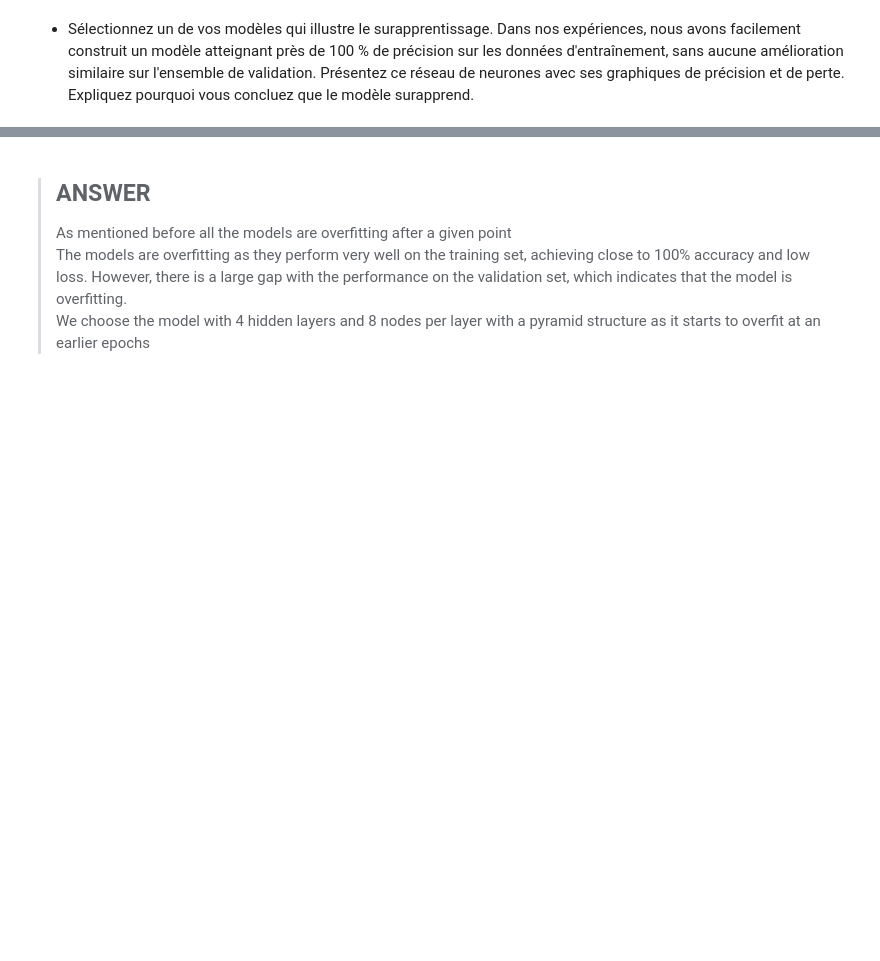
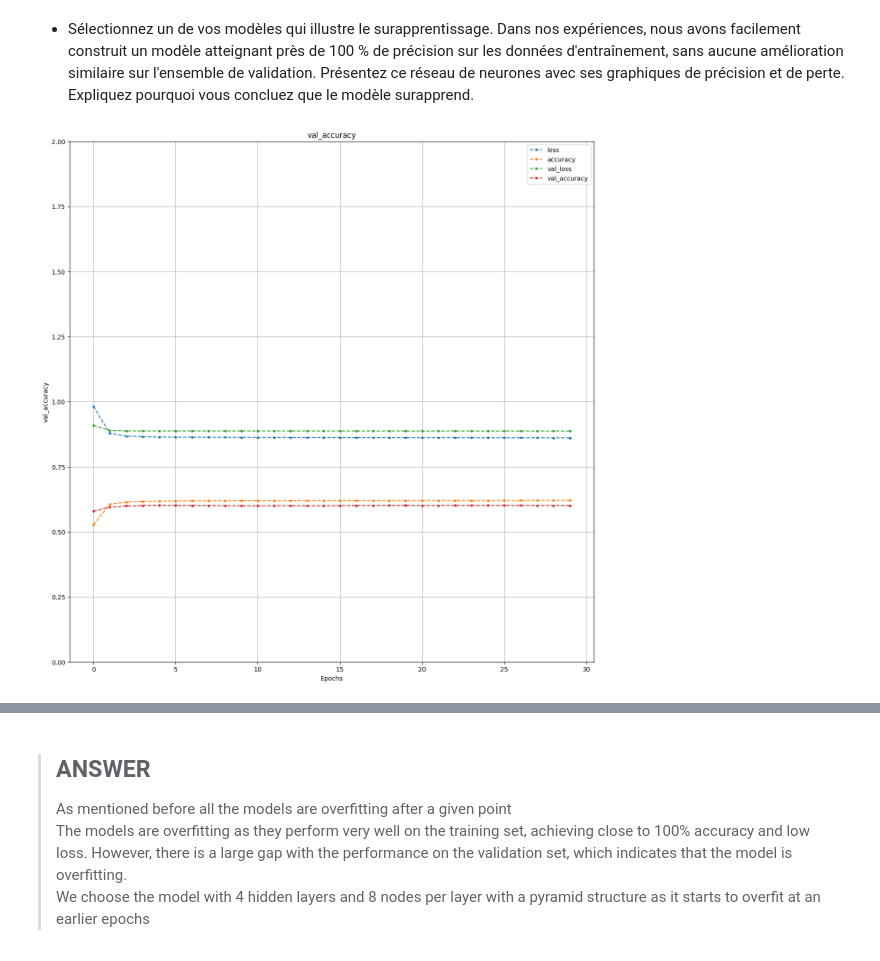
Before and after one commit to K-nCh-n/LearningML, a Jupyter notebook: Devoir3/csi4506-a24-d3-gabarit.ipynb, the cells around one changed output, grey strips where cells are left out. Cells and saved outputs as stored; diff of their text form; code cells hidden in the pictures; blank space fills up the shorter version.

```diff
--- a/Devoir3/csi4506-a24-d3-gabarit.ipynb
+++ b/Devoir3/csi4506-a24-d3-gabarit.ipynb
@@ -309,8 +502,8 @@ lr_grid = grid_search(lr_model, param_grid_lr, X_train_scaled, y_train, X_valid_
 def create_model_with_hidden_layer(num_node, epochs=50):
     print(f"Creating model with {num_node} nodes in hidden layer")
     model = tf.keras.Sequential()
-    keras_model_scaled.add(tf.keras.layers.Input(shape=(462,)))
-    model.add(tf.keras.layers.Dense(num_node))
+    model.add(tf.keras.layers.Input(shape=(462,)))
+    model.add(tf.keras.layers.Dense(num_node, activation='relu'))
     model.add(tf.keras.layers.Dense(3, activation='softmax'))
 
     model.compile(loss="sparse_categorical_crossentropy", optimizer="sgd", metrics=["accuracy"])
@@ -319,4 +512,4 @@ def create_model_with_hidden_layer(num_node, epochs=50):
 
 histories = {}
 # %%
-histories[1] = create_model_with_hidden_layer(1,50)
+histories[1] = create_model_with_hidden_layer(1,30)
@@ -325,4 +520,4 @@ histories[1] = create_model_with_hidden_layer(1,50)
 # %%
 # Code cell
 histories[2] = create_model_with_hidden_layer(2,30)
-histories[4] = create_model_with_hidden_layer(4,50)
+histories[4] = create_model_with_hidden_layer(4,30)
@@ -387,9 +597,9 @@ histories2 = {}
 def vary_model_layers(num_layers, pyramid=False, starting_size=32):
     print(f"Creating model with {num_layers} layers. Pyramid: {pyramid}. Starting size: {starting_size}")
     model = tf.keras.Sequential()
-    keras_model_scaled.add(tf.keras.layers.Input(shape=(462,)))
+    model.add(tf.keras.layers.Input(shape=(462,)))
     for i in range(num_layers):
-        model.add(tf.keras.layers.Dense(starting_size//2**(i)))
+        model.add(tf.keras.layers.Dense(starting_size//2**(i), activation='relu'))
     model.add(tf.keras.layers.Dense(3, activation='softmax'))
 
     model.compile(loss="sparse_categorical_crossentropy", optimizer="sgd", metrics=["accuracy"])
@@ -483,15 +717,17 @@ plt.show()
 # %%
 # Code cell
 hist4_8_1 = hist2_dict[4][8][True]
 
 plt.figure(figsize=(15,15))
 plt.ylim(0, 2)
 plt.grid(True)
 scores = ["loss", "accuracy", "val_loss", "val_accuracy"]
 for i, score in enumerate(scores):
-    plt.plot(hist4_8_1.history[score], label=f"4, True, 8", marker=".", linestyle="--")
+    plt.plot(hist4_8_1.history[score], label=f"{score}", marker=".", linestyle="--")
 plt.xlabel("Epochs")
 plt.ylabel(score)
 plt.title(f"{score}")
 plt.legend(loc="best")
 plt.show()
+# %% [output]
+[figure, added]
```
Also changed, not shown: parts of 34 cells of this notebook.
